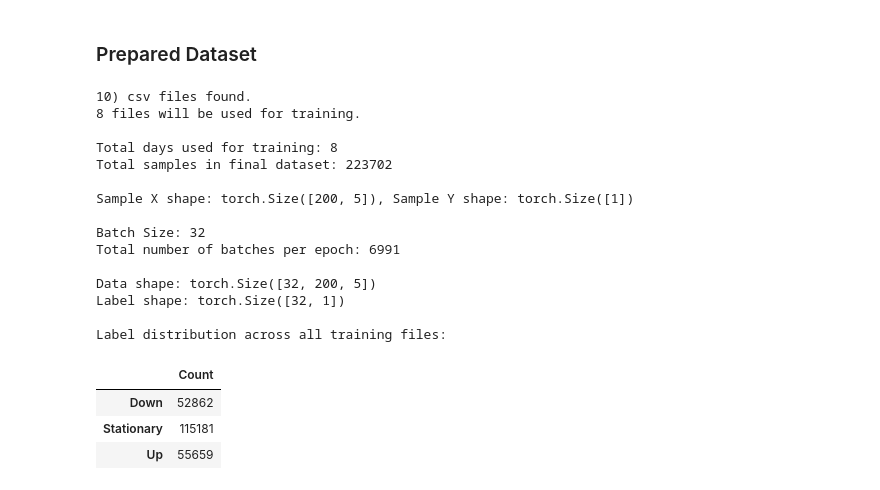
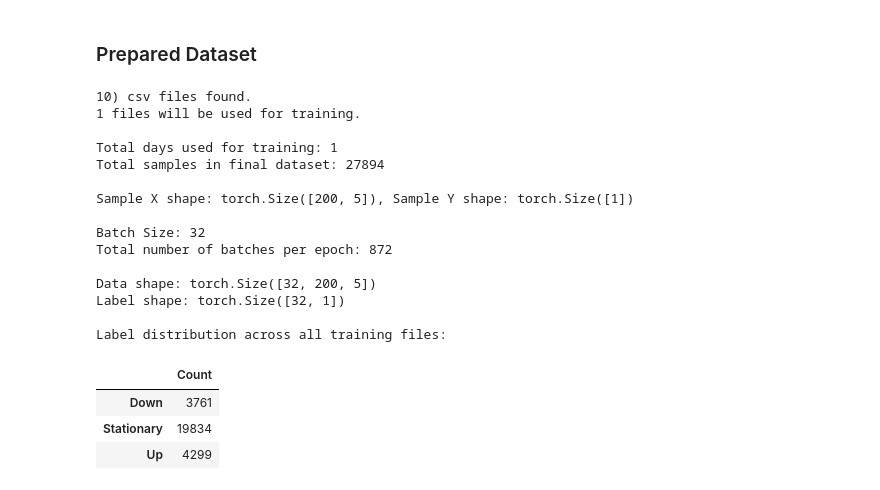
Before and after one commit to MatthewChang3721/DeepLOB, a Jupyter notebook: DeepLOB_demo.ipynb, the cells around one changed output. Saved outputs shown, nothing was run; the diff lists cells and outputs as text; code cells hidden in the pictures.

```diff
--- a/DeepLOB_demo.ipynb
+++ b/DeepLOB_demo.ipynb
@@ -8,7 +8,7 @@ from collections import deque
 # %% [markdown]
 ## Data Demostartion
 # %%
-df = pd.read_csv('Data/Raw_data/IM2606_20260515.csv', usecols=[0] + list(range(5, 25)))
+df = pd.read_csv('Data/Raw_data/IM2606_20260514.csv', usecols=[0] + list(range(5, 25)))
 df
 # %% [output]
 |  | timestamp | bid1 | bid2 | bid3 | bid4 | bid5 | ask1 | ask2 | ask3 | ask4 | ... | ... |
@@ -194,7 +211,7 @@ from pathlib import Path
 all_daily_ds = []
 
 csv_files = sorted(Path('Data/Normalized_data').glob('normalized_*.csv'))
-csv_files_for_training = csv_files[:8]
+csv_files_for_training = csv_files[:1]
 print(f'{len(csv_files)}) csv files found.\n{len(csv_files_for_training)} files will be used for training.')
 
 label_counts_overall = np.zeros(3, dtype=int)  # To count occurrences of each label across all files
@@ -222,40 +239,40 @@ train_loader = DataLoader(final_dataset, batch_size=32, shuffle=True)
 
 print(f'\nTotal days used for training: {len(all_daily_ds)}')
 print(f'Total samples in final dataset: {len(final_dataset)}')
 
 X_sample, Y_sample = final_dataset[0]
 print(f'\nSample X shape: {X_sample.shape}, Sample Y shape: {Y_sample.shape}')
 
 print(f'\nBatch Size: {train_loader.batch_size}')
 print(f'Total number of batches per epoch: {len(train_loader)}')
 
 for batch_idx, (data, label) in enumerate(train_loader):
     print(f"\nData shape: {data.shape}")
     print(f"Label shape: {label.shape}")
     break
 label_df = pd.DataFrame(label_counts_overall, index=label_names, columns=['Count'])
 print("\nLabel distribution across all training files:")
 label_df
 # %% [output]
 10) csv files found.
-8 files will be used for training.
+1 files will be used for training.
 
-Total days used for training: 8
-Total samples in final dataset: 223702
+Total days used for training: 1
+Total samples in final dataset: 27894
 
 Sample X shape: torch.Size([200, 5]), Sample Y shape: torch.Size([1])
 
 Batch Size: 32
-Total number of batches per epoch: 6991
+Total number of batches per epoch: 872
 
 Data shape: torch.Size([32, 200, 5])
 Label shape: torch.Size([32, 1])
 
 Label distribution across all training files:
 |  | Count |
-| Down | 52862 |
-| Stationary | 115181 |
-| Up | 55659 |
+| Down | 3761 |
+| Stationary | 19834 |
+| Up | 4299 |
 # %%
 class DeepLOB(nn.Module):
     def __init__(self, num_features: int, num_classes: int = 3):
```
Also changed, not shown: parts of 11 cells of this notebook, 2 other files.
